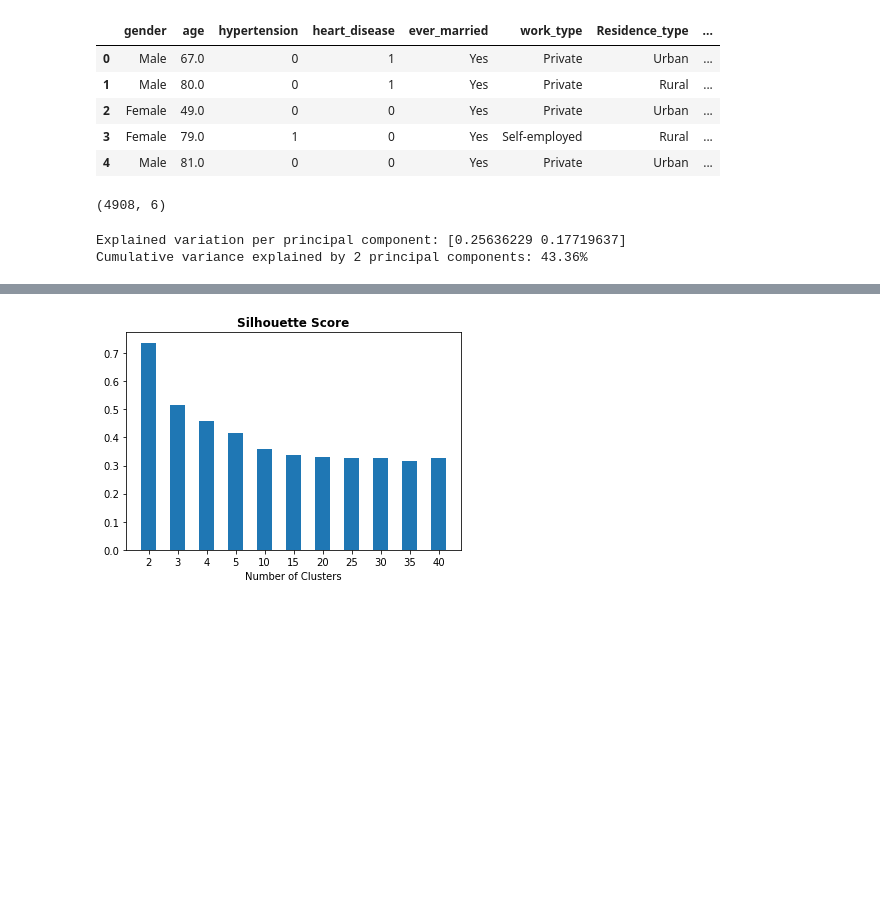
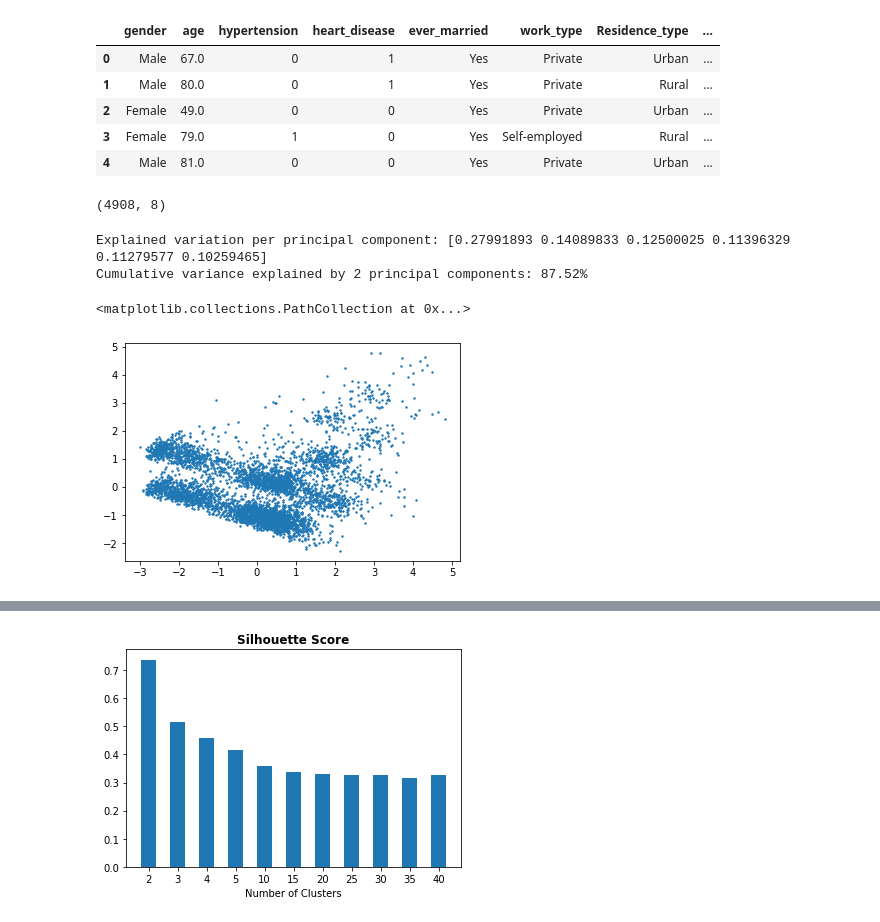
Before and after one commit to lrnz-asnprs/stroke-prediction-project, a Jupyter notebook: notebooks/PCA K-means.ipynb, the cells around one changed output, grey strips where cells are left out. Saved outputs shown, nothing was run; the diff lists cells and outputs as text; code cells hidden in the pictures; blank space fills up the shorter version.

```diff
--- a/notebooks/PCA K-means.ipynb
+++ b/notebooks/PCA K-means.ipynb
@@ -37,17 +37,23 @@ df['Residence_type'] = df['Residence_type'].map({'Urban': 1, 'Rural': 0})
 df['gender'] = df['gender'].map({'Male': 1, 'Female': 0})
 # %%
 #df = pd.get_dummies(df, columns = ["work_type","smoking_status"])
-df = df.drop(columns = ["work_type","smoking_status"])
+df = df.drop(columns = ["work_type","smoking_status","stroke"])
 df.shape
 # %% [output]
-(4908, 6)
+(4908, 8)
 # %%
 scaled_df = StandardScaler().fit_transform(df)
 # %%
-pca_2 = PCA(n_components=2)
+pca_2 = PCA(n_components=6)
 pca_2_result = pca_2.fit_transform(scaled_df)
 print('Explained variation per principal component: {}'.format(pca_2.explained_variance_ratio_))
 print('Cumulative variance explained by 2 principal components: {:.2%}'.format(np.sum(pca_2.explained_variance_ratio_)))
 # %% [output]
-Explained variation per principal component: [0.25636229 0.17719637]
-Cumulative variance explained by 2 principal components: 43.36%
+Explained variation per principal component: [0.27991893 0.14089833 0.12500025 0.11396329 0.11279577 0.10259465]
+Cumulative variance explained by 2 principal components: 87.52%
+# %%
+pca_df = pd.DataFrame(data = pca_2_result, columns = ['pca_1', 'pca_2'])
+plt.scatter(pca_df["pca_1"],pca_df["pca_2"], s=2, cmap='viridis')
+# %% [output]
+<matplotlib.collections.PathCollection at 0x...>
+[figure, added]
```
Also changed, not shown: parts of 1 cell of this notebook, 1 other file.
